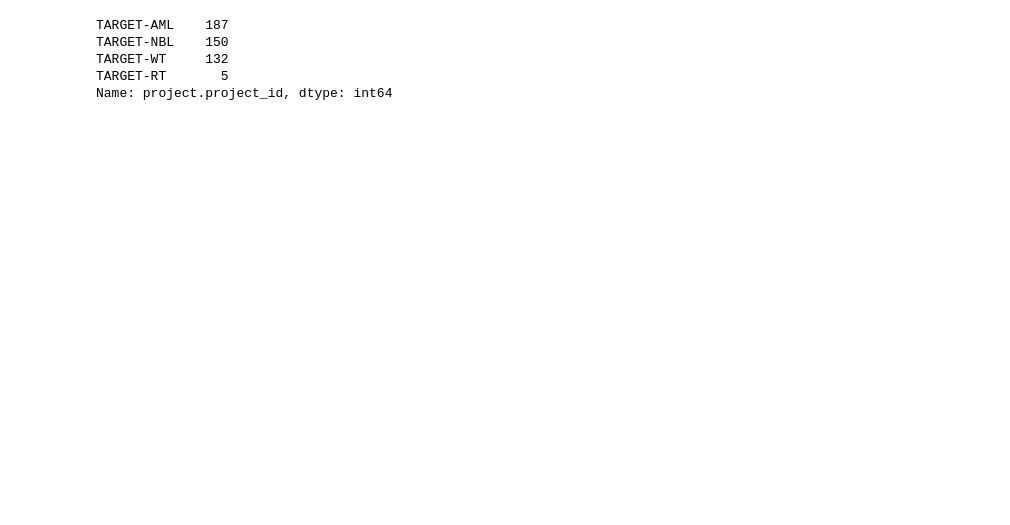
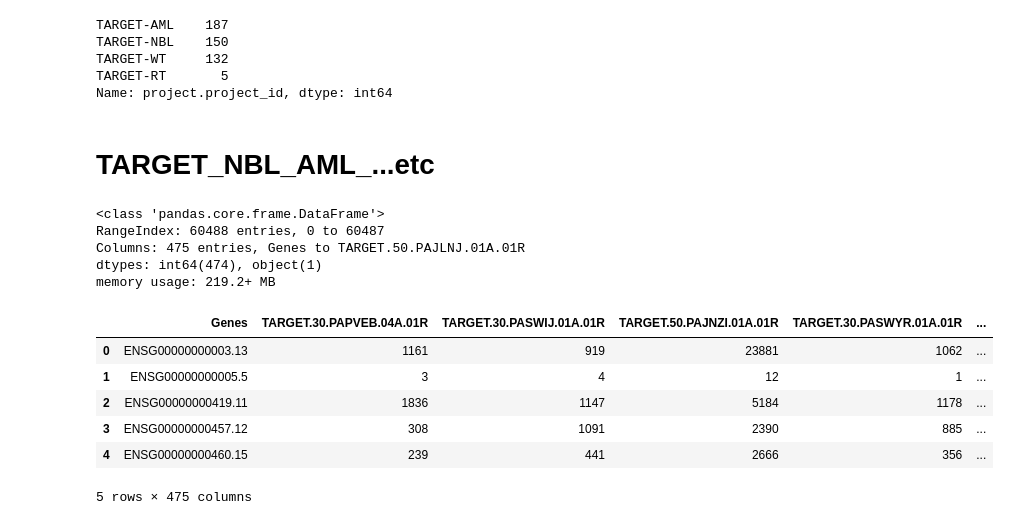
Before and after one commit to NCBI-Hackathons/ConsensusML, a Jupyter notebook: scripts/david_clean.ipynb, the cells around one changed output. Cells and saved outputs as stored; diff of their text form; code cells hidden in the pictures; blank space fills up the shorter version.

```diff
--- a/scripts/david_clean.ipynb
+++ b/scripts/david_clean.ipynb
@@ -93,3 +93,5 @@ AML_df.to_csv('../Clinical_Data/AML_dataframe.csv')
 # %%
 NBL_df.to_csv('../Clinical_Data/NBL_dataframe.csv')
 WT_df.to_csv('../Clinical_Data/WT_dataframe.csv')
+# %% [markdown]
+# TARGET_NBL_AML_...etc
@@ -95,0 +100,18 @@ WT_df.to_csv('../Clinical_Data/WT_dataframe.csv')
+# %%
+assay_df.info()
+# %% [output]
+<class 'pandas.core.frame.DataFrame'>
+RangeIndex: 60488 entries, 0 to 60487
+Columns: 475 entries, Genes to TARGET.50.PAJLNJ.01A.01R
+dtypes: int64(474), object(1)
+memory usage: 219.2+ MB
+# %%
+assay_df.head()
+# %% [output]
+|  | Genes | TARGET.30.PAPVEB.04A.01R | TARGET.30.PASWIJ.01A.01R | TARGET.50.PAJNZI.01A.01R | TARGET.30.PASWYR.01A.01R | ... |
+| 0 | ENSG00000000003.13 | 1161 | 919 | 23881 | 1062 | ... |
+| 1 | ENSG00000000005.5 | 3 | 4 | 12 | 1 | ... |
+| 2 | ENSG00000000419.11 | 1836 | 1147 | 5184 | 1178 | ... |
+| 3 | ENSG00000000457.12 | 308 | 1091 | 2390 | 885 | ... |
+| 4 | ENSG00000000460.15 | 239 | 441 | 2666 | 356 | ... |
+5 rows × 475 columns
```
Also changed, not shown: parts of 26 cells of this notebook.
